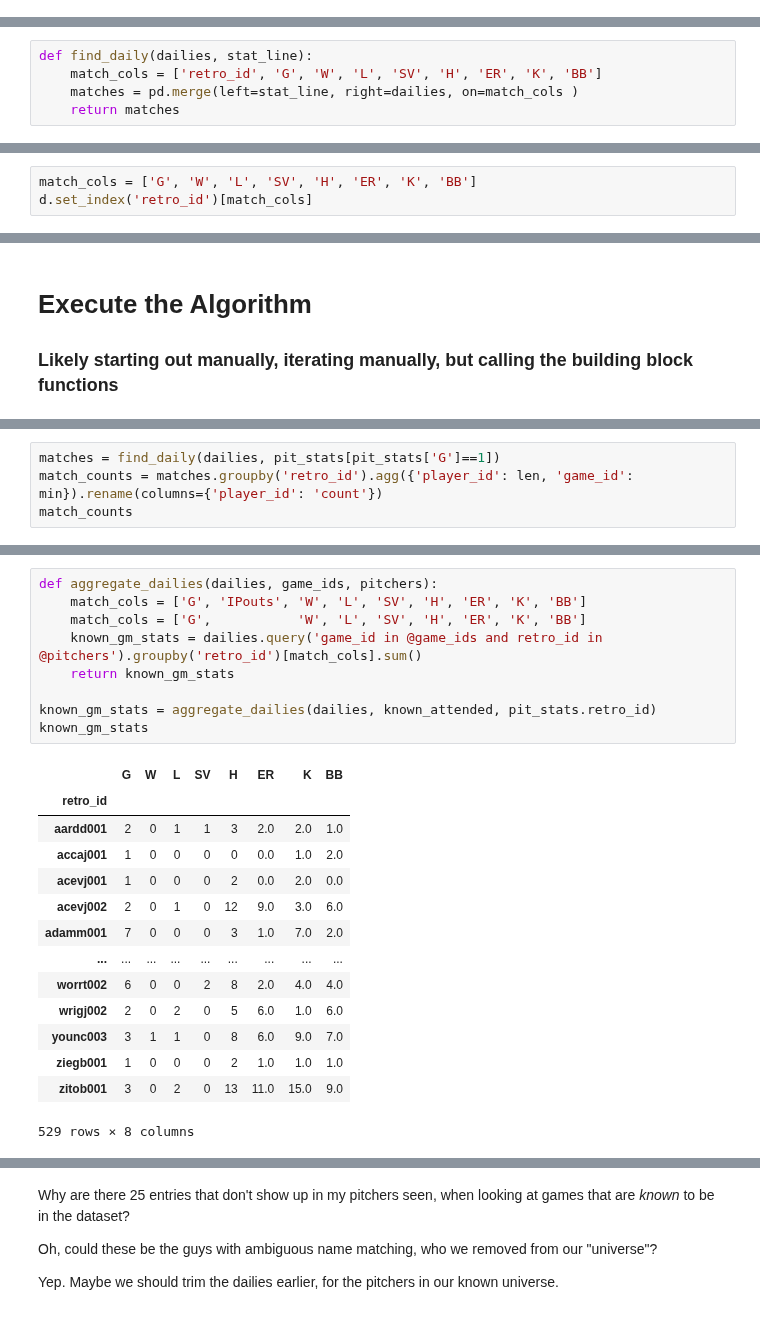
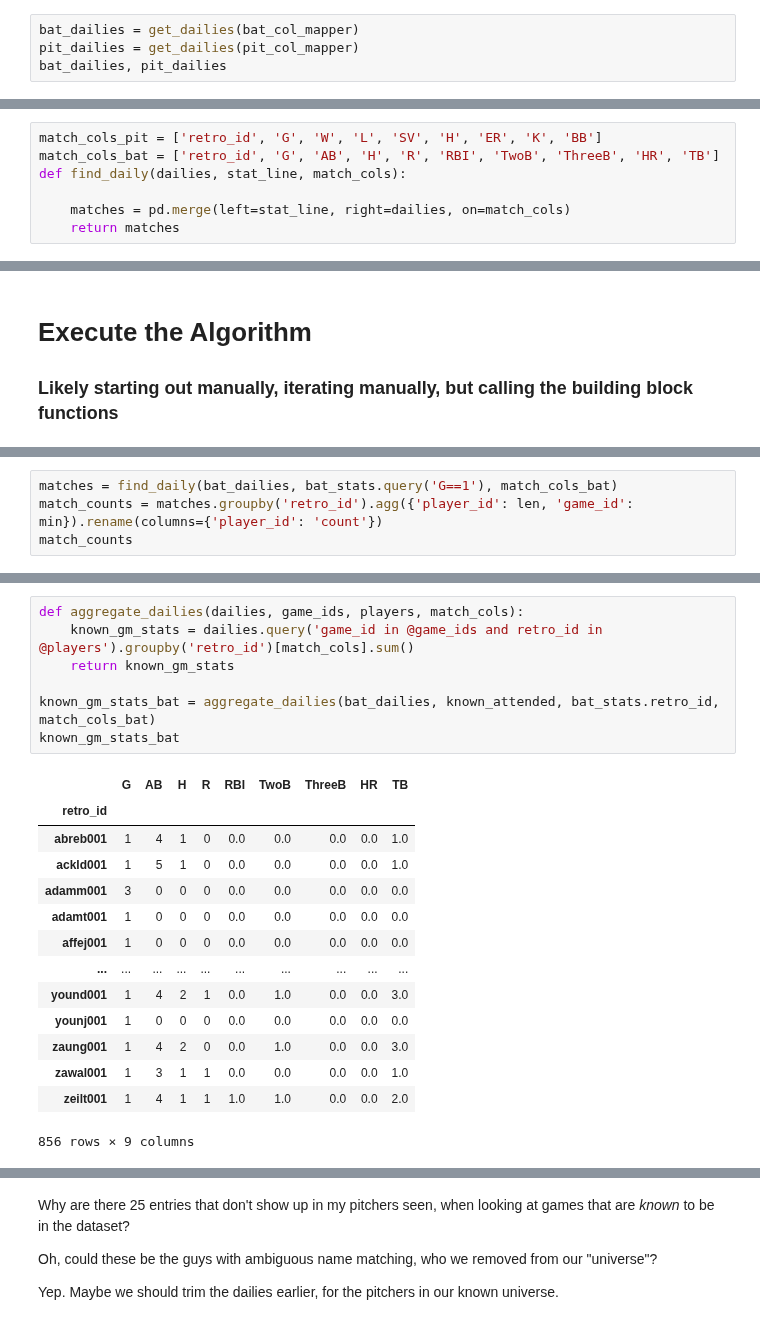
Before and after one commit to sdvinay/baseball_sql, a Jupyter notebook: pandas/reconstruct_hardball_passport_data.ipynb, the cells around one changed output, grey strips where cells are left out. Drawn from its saved outputs; the diff is of its cells as text.

Commit message:
iterate on both batters and pitchers; still trying to diagnose defect

```diff
--- a/pandas/reconstruct_hardball_passport_data.ipynb
+++ b/pandas/reconstruct_hardball_passport_data.ipynb
@@ -331,0 +229,4 @@ dailies
+# %%
+bat_dailies = get_dailies(bat_col_mapper)
+pit_dailies = get_dailies(pit_col_mapper)
+bat_dailies, pit_dailies
@@ -376,5 +298,7 @@ mike_scott
 # %%
-def find_daily(dailies, stat_line):
-    match_cols = ['retro_id', 'G', 'W', 'L', 'SV', 'H', 'ER', 'K', 'BB']
-    matches = pd.merge(left=stat_line, right=dailies, on=match_cols )
+match_cols_pit = ['retro_id', 'G', 'W', 'L', 'SV', 'H', 'ER', 'K', 'BB']
+match_cols_bat = ['retro_id', 'G', 'AB', 'H', 'R', 'RBI', 'TwoB', 'ThreeB', 'HR', 'TB']
+def find_daily(dailies, stat_line, match_cols):
+
+    matches = pd.merge(left=stat_line, right=dailies, on=match_cols)
     return matches
@@ -426,3 +313,0 @@ d
-# %%
-match_cols = ['G', 'W', 'L', 'SV', 'H', 'ER', 'K', 'BB']
-d.set_index('retro_id')[match_cols]
@@ -500,5 +318,5 @@ find_daily(dailies, pd.DataFrame(pit_stats[pit_stats['G']==1].loc[0]).T)
 # %%
-matches = find_daily(dailies, pit_stats[pit_stats['G']==1])
+matches = find_daily(bat_dailies, bat_stats.query('G==1'), match_cols_bat)
 match_counts = matches.groupby('retro_id').agg({'player_id': len, 'game_id': min}).rename(columns={'player_id': 'count'})
 match_counts
 # %% [output]
@@ -540,27 +379,25 @@ array(['SDN201006110', 'DET201308310', 'KCA200504160', 'SDN201009240',
 # %%
-def aggregate_dailies(dailies, game_ids, pitchers):
-    match_cols = ['G', 'IPouts', 'W', 'L', 'SV', 'H', 'ER', 'K', 'BB']
-    match_cols = ['G',           'W', 'L', 'SV', 'H', 'ER', 'K', 'BB']
-    known_gm_stats = dailies.query('game_id in @game_ids and retro_id in @pitchers').groupby('retro_id')[match_cols].sum()
+def aggregate_dailies(dailies, game_ids, players, match_cols):
+    known_gm_stats = dailies.query('game_id in @game_ids and retro_id in @players').groupby('retro_id')[match_cols].sum()
     return known_gm_stats
 
-known_gm_stats = aggregate_dailies(dailies, known_attended, pit_stats.retro_id)
-known_gm_stats
+known_gm_stats_bat = aggregate_dailies(bat_dailies, known_attended, bat_stats.retro_id, match_cols_bat)
+known_gm_stats_bat
 # %% [output]
-|  | G | W | L | SV | H | ER | K | BB |
-| retro_id |  |  |  |  |  |  |  |  |
-| aardd001 | 2 | 0 | 1 | 1 | 3 | 2.0 | 2.0 | 1.0 |
-| accaj001 | 1 | 0 | 0 | 0 | 0 | 0.0 | 1.0 | 2.0 |
-| acevj001 | 1 | 0 | 0 | 0 | 2 | 0.0 | 2.0 | 0.0 |
-| acevj002 | 2 | 0 | 1 | 0 | 12 | 9.0 | 3.0 | 6.0 |
-| adamm001 | 7 | 0 | 0 | 0 | 3 | 1.0 | 7.0 | 2.0 |
-| ... | ... | ... | ... | ... | ... | ... | ... | ... |
-| worrt002 | 6 | 0 | 0 | 2 | 8 | 2.0 | 4.0 | 4.0 |
-| wrigj002 | 2 | 0 | 2 | 0 | 5 | 6.0 | 1.0 | 6.0 |
-| younc003 | 3 | 1 | 1 | 0 | 8 | 6.0 | 9.0 | 7.0 |
-| ziegb001 | 1 | 0 | 0 | 0 | 2 | 1.0 | 1.0 | 1.0 |
-| zitob001 | 3 | 0 | 2 | 0 | 13 | 11.0 | 15.0 | 9.0 |
+|  | G | AB | H | R | RBI | TwoB | ThreeB | HR | TB |
+| retro_id |  |  |  |  |  |  |  |  |  |
+| abreb001 | 1 | 4 | 1 | 0 | 0.0 | 0.0 | 0.0 | 0.0 | 1.0 |
+| ackld001 | 1 | 5 | 1 | 0 | 0.0 | 0.0 | 0.0 | 0.0 | 1.0 |
+| adamm001 | 3 | 0 | 0 | 0 | 0.0 | 0.0 | 0.0 | 0.0 | 0.0 |
+| adamt001 | 1 | 0 | 0 | 0 | 0.0 | 0.0 | 0.0 | 0.0 | 0.0 |
+| affej001 | 1 | 0 | 0 | 0 | 0.0 | 0.0 | 0.0 | 0.0 | 0.0 |
+| ... | ... | ... | ... | ... | ... | ... | ... | ... | ... |
+| yound001 | 1 | 4 | 2 | 1 | 0.0 | 1.0 | 0.0 | 0.0 | 3.0 |
+| younj001 | 1 | 0 | 0 | 0 | 0.0 | 0.0 | 0.0 | 0.0 | 0.0 |
+| zaung001 | 1 | 4 | 2 | 0 | 0.0 | 1.0 | 0.0 | 0.0 | 3.0 |
+| zawal001 | 1 | 3 | 1 | 1 | 0.0 | 0.0 | 0.0 | 0.0 | 1.0 |
+| zeilt001 | 1 | 4 | 1 | 1 | 1.0 | 1.0 | 0.0 | 0.0 | 2.0 |
-529 rows × 8 columns
+856 rows × 9 columns
 # %%
 these_dailies = dailies[dailies.game_id.isin(known_attended)]
 these_dailies
```
Also changed, not shown: parts of 87 cells of this notebook.
